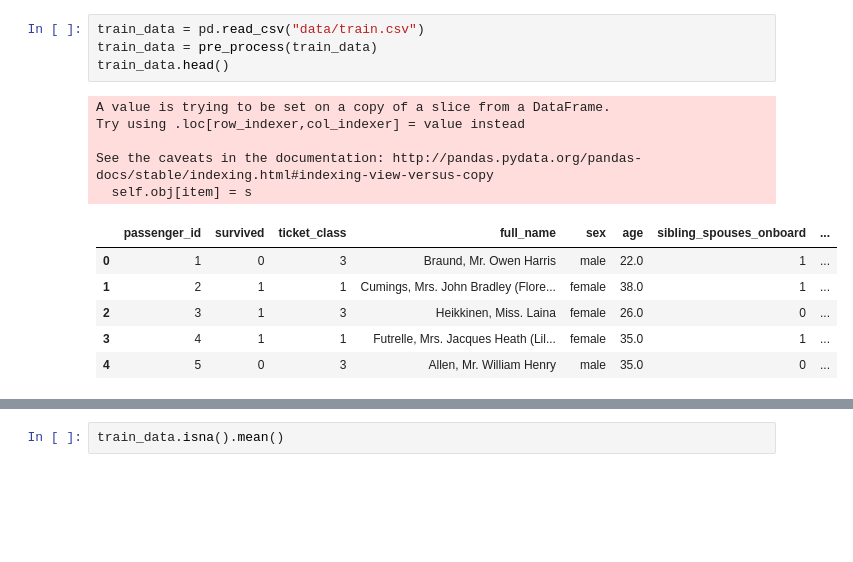
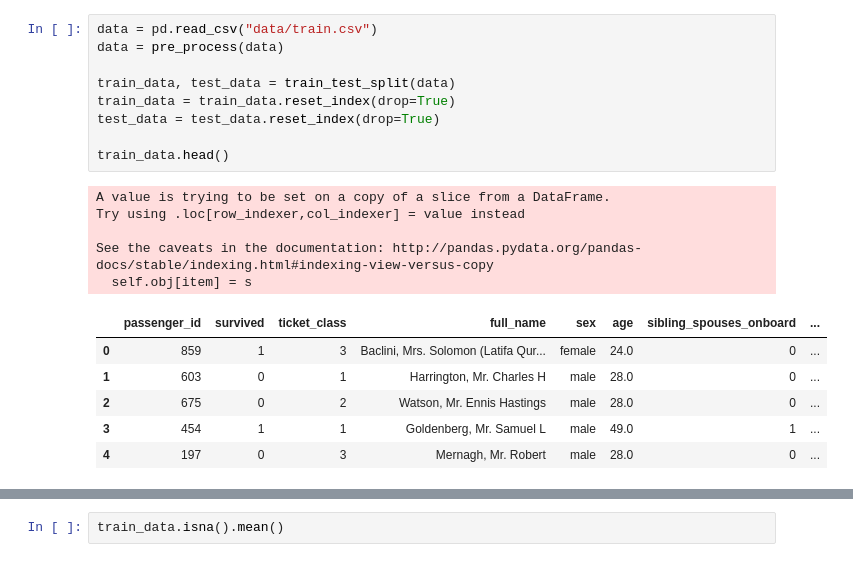
Before and after one commit to Giuco/kaggle-titanic, a Jupyter notebook: analysis_1.ipynb, the cells around one changed output, grey strips where cells are left out. Cells and saved outputs as stored; diff of their text form; blank space fills up the shorter version.

```diff
--- a/analysis_1.ipynb
+++ b/analysis_1.ipynb
@@ -59,16 +60,21 @@ test_data.head()
 # %%
-train_data = pd.read_csv("data/train.csv")
-train_data = pre_process(train_data)
+data = pd.read_csv("data/train.csv")
+data = pre_process(data)
+
+train_data, test_data = train_test_split(data)
+train_data = train_data.reset_index(drop=True)
+test_data = test_data.reset_index(drop=True)
+
 train_data.head()
 # %% [output]
 A value is trying to be set on a copy of a slice from a DataFrame.
 Try using .loc[row_indexer,col_indexer] = value instead
 
 See the caveats in the documentation: http://pandas.pydata.org/pandas-docs/stable/indexing.html#indexing-view-versus-copy
   self.obj[item] = s
 |  | passenger_id | survived | ticket_class | full_name | sex | age | sibling_spouses_onboard | ... |
-| 0 | 1 | 0 | 3 | Braund, Mr. Owen Harris | male | 22.0 | 1 | ... |
-| 1 | 2 | 1 | 1 | Cumings, Mrs. John Bradley (Flore... | female | 38.0 | 1 | ... |
-| 2 | 3 | 1 | 3 | Heikkinen, Miss. Laina | female | 26.0 | 0 | ... |
-| 3 | 4 | 1 | 1 | Futrelle, Mrs. Jacques Heath (Lil... | female | 35.0 | 1 | ... |
-| 4 | 5 | 0 | 3 | Allen, Mr. William Henry | male | 35.0 | 0 | ... |
+| 0 | 859 | 1 | 3 | Baclini, Mrs. Solomon (Latifa Qur... | female | 24.0 | 0 | ... |
+| 1 | 603 | 0 | 1 | Harrington, Mr. Charles H | male | 28.0 | 0 | ... |
+| 2 | 675 | 0 | 2 | Watson, Mr. Ennis Hastings | male | 28.0 | 0 | ... |
+| 3 | 454 | 1 | 1 | Goldenberg, Mr. Samuel L | male | 49.0 | 1 | ... |
+| 4 | 197 | 0 | 3 | Mernagh, Mr. Robert | male | 28.0 | 0 | ... |
```
Also changed, not shown: parts of 19 cells of this notebook, 1 other file.
